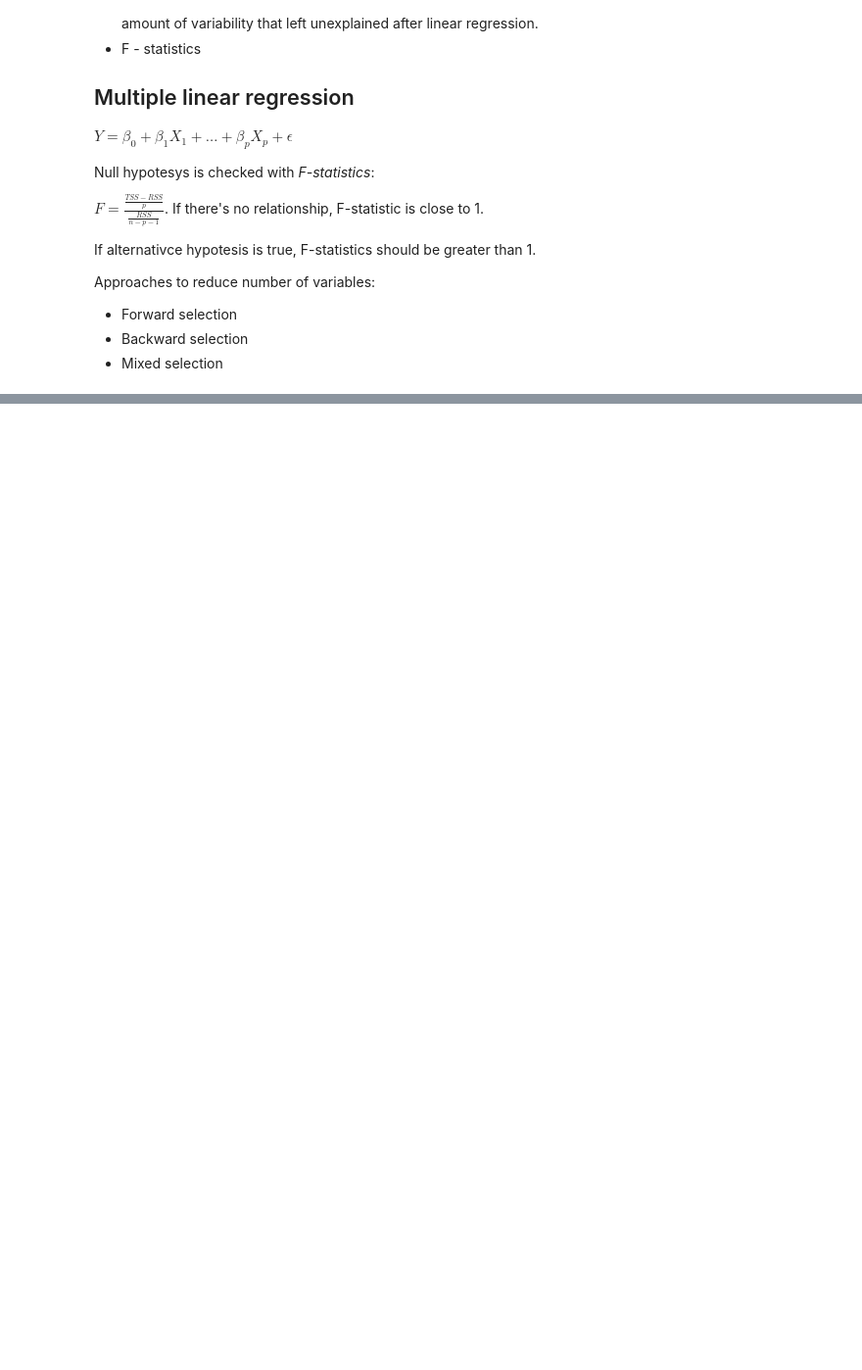
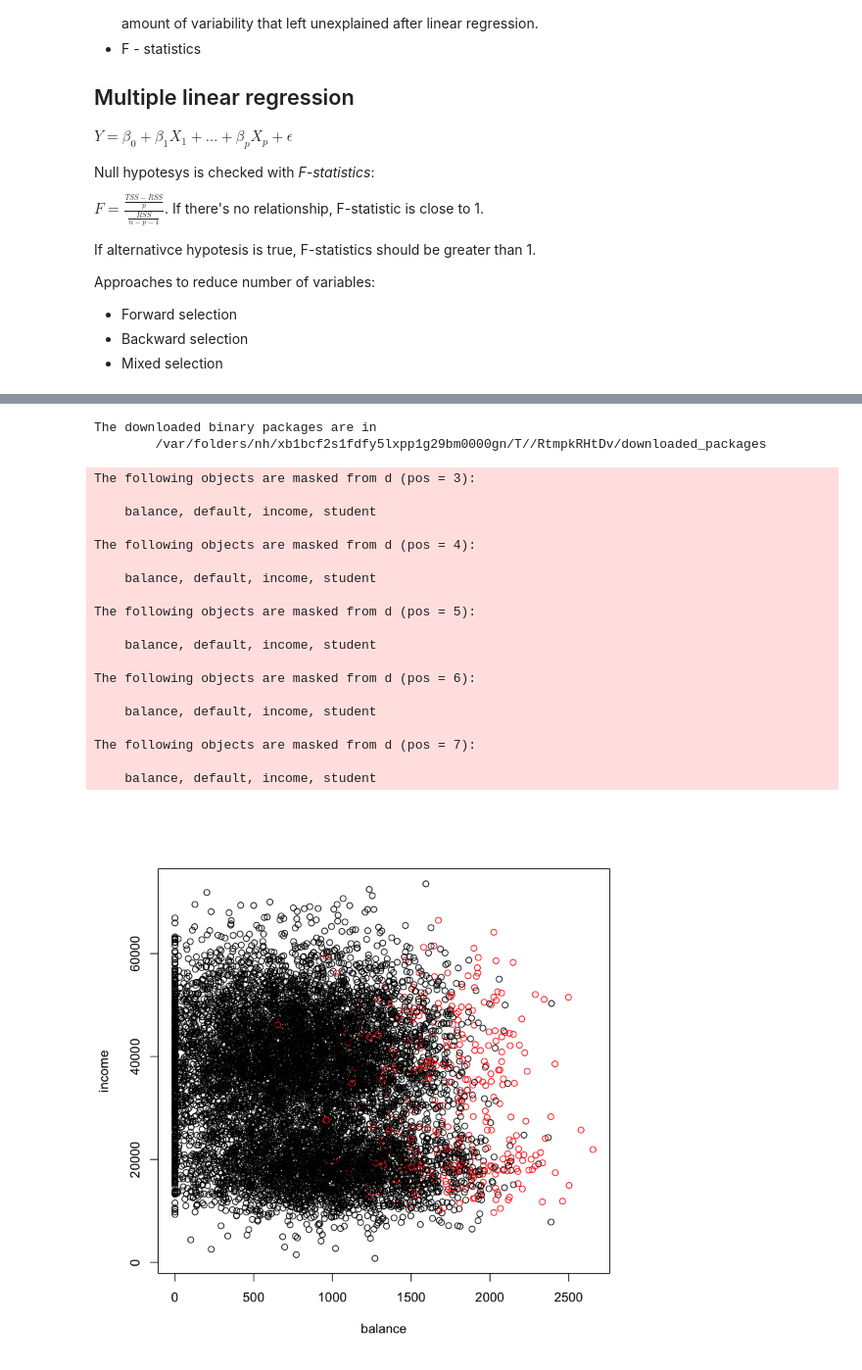
Before and after one commit to svgai/UW-ML, a Jupyter notebook: ML notes.ipynb, the cells around one changed output, grey strips where cells are left out. Shown at 98% size. Drawn from its saved outputs; the diff is of its cells as text; code cells hidden in the pictures; blank space fills up the shorter version.

```diff
--- a/ML notes.ipynb
+++ b/ML notes.ipynb
@@ -86,0 +88,30 @@ Likelyhood: $P(model | event)$
+# %%
+install.packages("ISLR")
+library("ISLR")
+data(Default)
+d <- Default
+attach(d)
+plot(income~balance, col=default)
+# %% [output]
+The downloaded binary packages are in
+        /var/folders/nh/xb1bcf2s1fdfy5lxpp1g29bm0000gn/T//RtmpkRHtDv/downloaded_packages
+The following objects are masked from d (pos = 3):
+
+    balance, default, income, student
+
+The following objects are masked from d (pos = 4):
+
+    balance, default, income, student
+
+The following objects are masked from d (pos = 5):
+
+    balance, default, income, student
+
+The following objects are masked from d (pos = 6):
+
+    balance, default, income, student
+
+The following objects are masked from d (pos = 7):
+
+    balance, default, income, student
+[figure, added]
```
Also changed, not shown: parts of 12 cells of this notebook.
